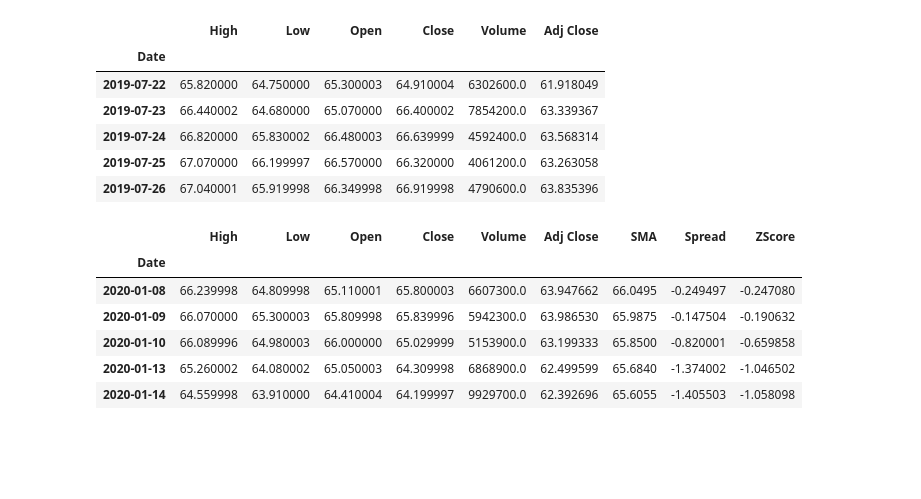
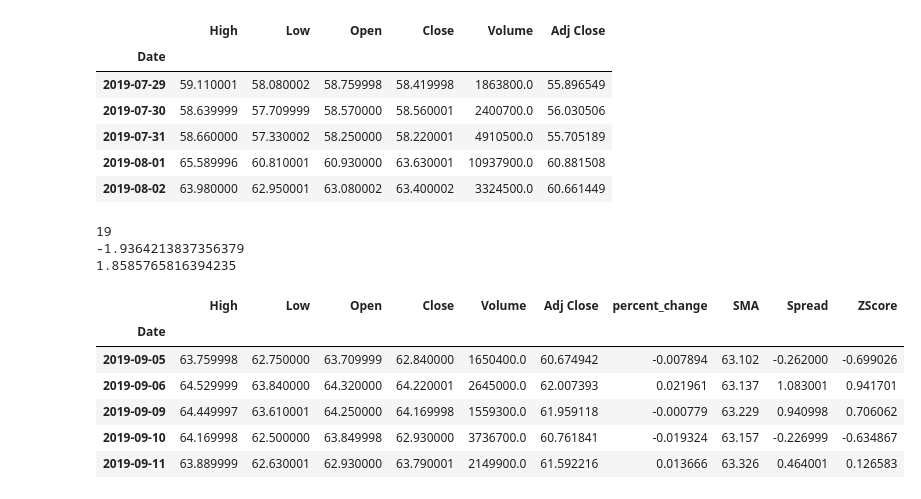
Before and after one commit to gonzalofernan/strategy, a Jupyter notebook: strategy-backtest.ipynb, the cells around one changed output. Drawn from its saved outputs; the diff is of its cells as text; code cells hidden in the pictures; blank space fills up the shorter version.

```diff
--- a/strategy-backtest.ipynb
+++ b/strategy-backtest.ipynb
@@ -10,18 +12,24 @@ import matplotlib.pylab as pylab
 # %%
+#Ticker sobre el que vamos a backtestear la estrategia
+ticker='K'
+
+#Periodo de la media movil
+sma_period=10
+
 #Definimos fechas para este año
 start = datetime.datetime.now() - datetime.timedelta(days=365+100)
 end = datetime.datetime.now()
 
 #Bajamos datos del ticker
-df= pdr.get_data_yahoo('GILD',start= start, end= end)
+df= pdr.get_data_yahoo(ticker,start= start, end= end)
 
 #Enseñamos primeros datos
 df.head()
 # %% [output]
 |  | High | Low | Open | Close | Volume | Adj Close |
 | Date |  |  |  |  |  |  |
-| 2019-07-22 | 65.820000 | 64.750000 | 65.300003 | 64.910004 | 6302600.0 | 61.918049 |
-| 2019-07-23 | 66.440002 | 64.680000 | 65.070000 | 66.400002 | 7854200.0 | 63.339367 |
-| 2019-07-24 | 66.820000 | 65.830002 | 66.480003 | 66.639999 | 4592400.0 | 63.568314 |
-| 2019-07-25 | 67.070000 | 66.199997 | 66.570000 | 66.320000 | 4061200.0 | 63.263058 |
-| 2019-07-26 | 67.040001 | 65.919998 | 66.349998 | 66.919998 | 4790600.0 | 63.835396 |
+| 2019-07-29 | 59.110001 | 58.080002 | 58.759998 | 58.419998 | 1863800.0 | 55.896549 |
+| 2019-07-30 | 58.639999 | 57.709999 | 58.570000 | 58.560001 | 2400700.0 | 56.030506 |
+| 2019-07-31 | 58.660000 | 57.330002 | 58.250000 | 58.220001 | 4910500.0 | 55.705189 |
+| 2019-08-01 | 65.589996 | 60.810001 | 60.930000 | 63.630001 | 10937900.0 | 60.881508 |
+| 2019-08-02 | 63.980000 | 62.950001 | 63.080002 | 63.400002 | 3324500.0 | 60.661449 |
@@ -28,28 +62,66 @@ df.head()
+# %%
+
+
+#Calculo de Half-Life
+hl= int(apply_half_life(time_series=df_hl['Close']))
+
+print(hl)
+
+#Calculo de puntos de entrada y salida
+
+# Añadimos media movil
+df_hl['SMA']= talib.SMA(df_hl['Close'], timeperiod=sma_period)
+
+#Añadimos el spread entre el precio y la media
+df_hl['Spread']= df_hl['Close'] - df_hl['SMA']
+
+#Añadimos Z Score
+window=hl #En un periodo de half-life
+col_mean = df_hl["Spread"].rolling(window=window).mean()
+col_std = df_hl["Spread"].rolling(window=window).std()
+
+df_hl["ZScore"] = (df_hl["Spread"] - col_mean)/col_std
+
+df_hl=df_hl.dropna(axis=0)
+
+#Usamos percentiles para el calculo de punto de entrada
+
+entry_short = df_hl[df_hl['ZScore']>0]['ZScore'].quantile(0.9)
+entry_long = df_hl[df_hl['ZScore']<0]['ZScore'].quantile(0.1)
+print(str(entry_long))
+print(str(entry_short))
+# %% [output]
+19
+-1.9364213837356379
+1.8585765816394235
 # %%
+#Añadimos el porcentaje de cambio diario
+df['percent_change'] = df['Close'].pct_change()
+
 # Añadimos media movil
-df['SMA']= talib.SMA(df['Close'], timeperiod=20)
+df['SMA']= talib.SMA(df['Close'], timeperiod=sma_period)
 
 #Añadimos el spread entre el precio y la media
 df['Spread']= df['Close'] - df['SMA']
 
 #Añadimos Z Score
-window=100 #En un periodo de 100 dias
+window=hl #En un periodo de half-life
 col_mean = df["Spread"].rolling(window=window).mean()
 col_std = df["Spread"].rolling(window=window).std()
 
 df["ZScore"] = (df["Spread"] - col_mean)/col_std
 
 #Mostramos la nueva tabla
 df=df.dropna(axis=0)
 df.head()
 # %% [output]
-|  | High | Low | Open | Close | Volume | Adj Close | SMA | Spread | ZScore |
-| Date |  |  |  |  |  |  |  |  |  |
-| 2020-01-08 | 66.239998 | 64.809998 | 65.110001 | 65.800003 | 6607300.0 | 63.947662 | 66.0495 | -0.249497 | -0.247080 |
-| 2020-01-09 | 66.070000 | 65.300003 | 65.809998 | 65.839996 | 5942300.0 | 63.986530 | 65.9875 | -0.147504 | -0.190632 |
-| 2020-01-10 | 66.089996 | 64.980003 | 66.000000 | 65.029999 | 5153900.0 | 63.199333 | 65.8500 | -0.820001 | -0.659858 |
-| 2020-01-13 | 65.260002 | 64.080002 | 65.050003 | 64.309998 | 6868900.0 | 62.499599 | 65.6840 | -1.374002 | -1.046502 |
-| 2020-01-14 | 64.559998 | 63.910000 | 64.410004 | 64.199997 | 9929700.0 | 62.392696 | 65.6055 | -1.405503 | -1.058098 |
+|  | High | Low | Open | Close | Volume | Adj Close | percent_change | SMA | Spread | ZScore |
+| Date |  |  |  |  |  |  |  |  |  |  |
+| 2019-09-05 | 63.759998 | 62.750000 | 63.709999 | 62.840000 | 1650400.0 | 60.674942 | -0.007894 | 63.102 | -0.262000 | -0.699026 |
+| 2019-09-06 | 64.529999 | 63.840000 | 64.320000 | 64.220001 | 2645000.0 | 62.007393 | 0.021961 | 63.137 | 1.083001 | 0.941701 |
+| 2019-09-09 | 64.449997 | 63.610001 | 64.250000 | 64.169998 | 1559300.0 | 61.959118 | -0.000779 | 63.229 | 0.940998 | 0.706062 |
+| 2019-09-10 | 64.169998 | 62.500000 | 63.849998 | 62.930000 | 3736700.0 | 60.761841 | -0.019324 | 63.157 | -0.226999 | -0.634867 |
+| 2019-09-11 | 63.889999 | 62.630001 | 62.930000 | 63.790001 | 2149900.0 | 61.592216 | 0.013666 | 63.326 | 0.464001 | 0.126583 |
 # %%
 #Ploteamos el Z-Score
 plt.figure()
```
Also changed, not shown: parts of 11 cells of this notebook, 10 other files.
